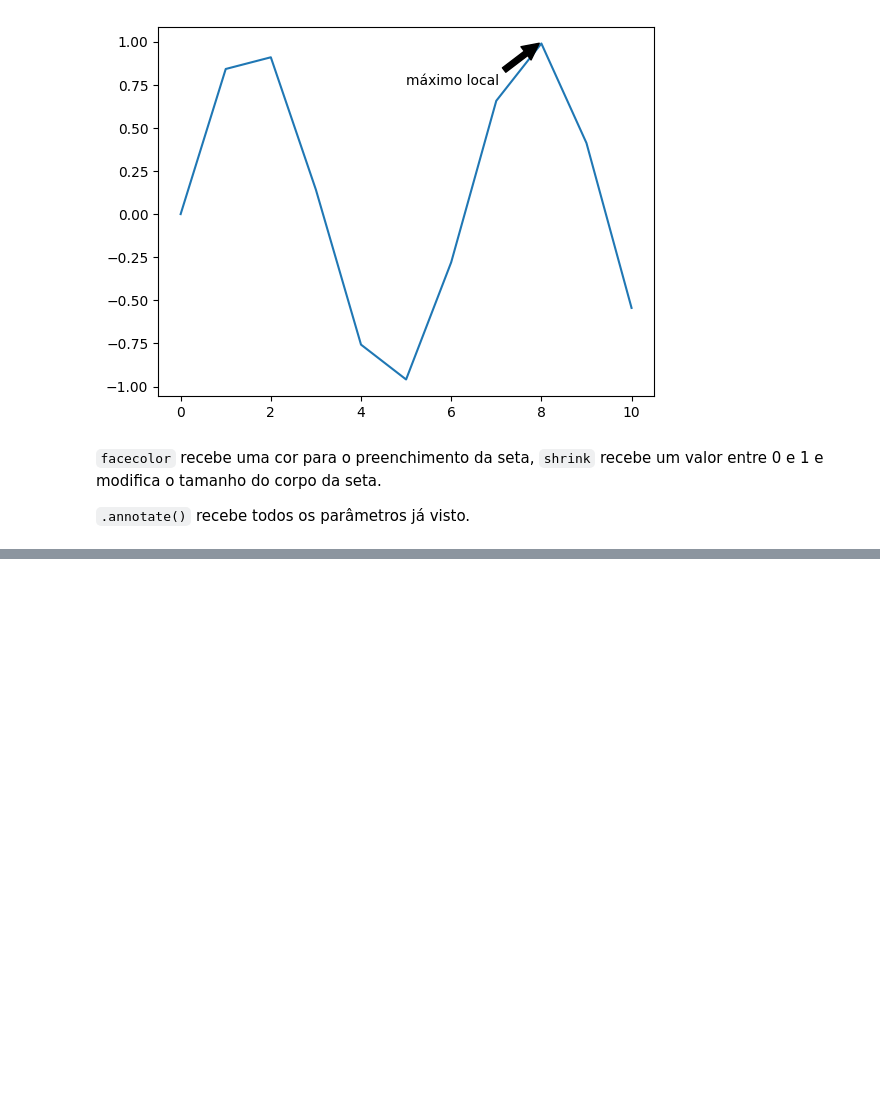
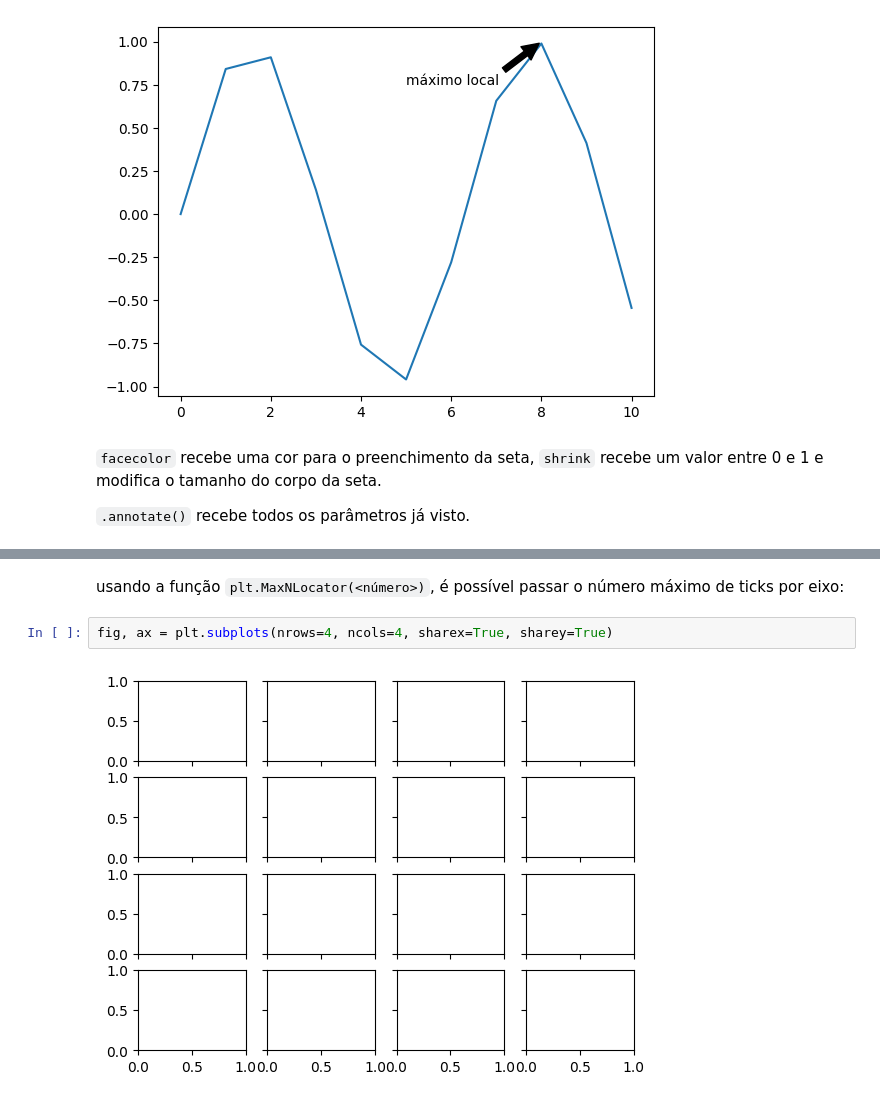
Before and after one commit to lucas-mt/studyPY, a Jupyter notebook: explicaçõesPY/módulos/matplotlib/funções.ipynb, the cells around one changed output, grey strips where cells are left out. Drawn from its saved outputs; the diff is of its cells as text; blank space fills up the shorter version.

Commit message:
costumizando os valores dos eixos

```diff
--- a/explicaçõesPY/módulos/matplotlib/funções.ipynb
+++ b/explicaçõesPY/módulos/matplotlib/funções.ipynb
@@ -213,0 +239,6 @@ Text(5, 0.75, 'máximo local')
+# %% [markdown]
+usando a função `plt.MaxNLocator(<número>)`, é possível passar o número máximo de ticks por eixo:
+# %%
+fig, ax = plt.subplots(nrows=4, ncols=4, sharex=True, sharey=True)
+# %% [output]
+[figure, added]
```
Also changed, not shown: parts of 11 cells of this notebook, 9 other files.
